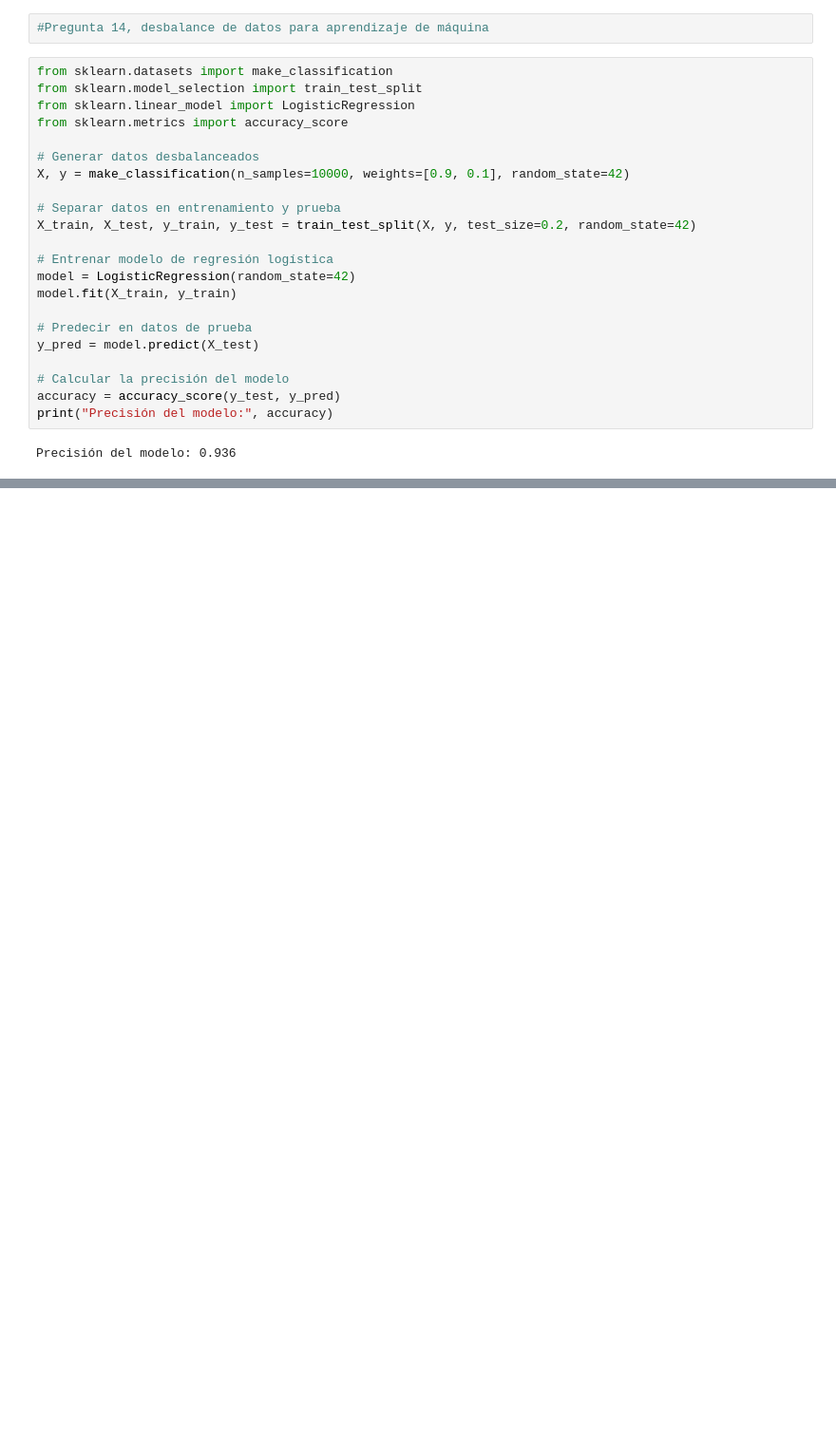
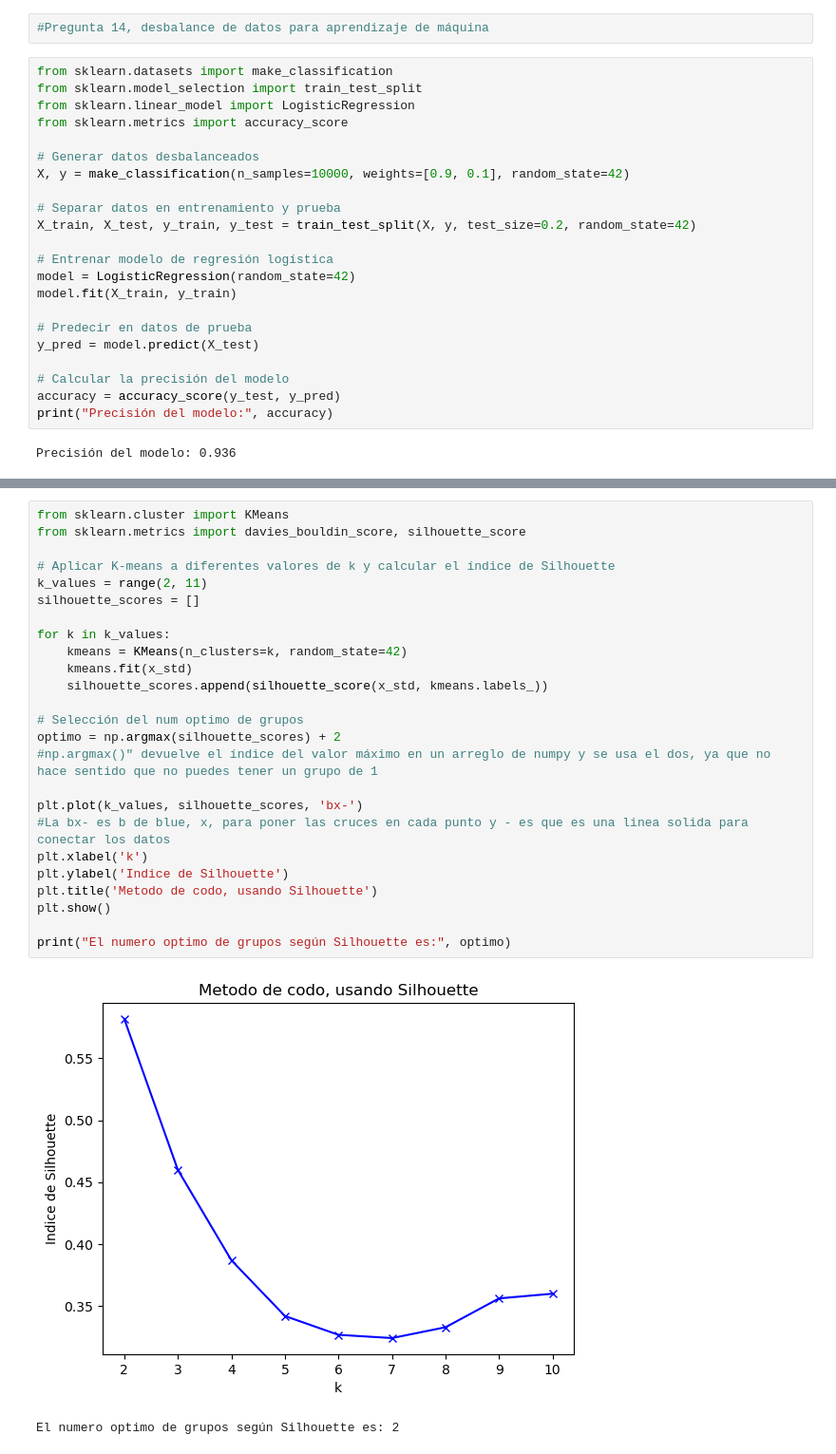
Before and after one commit to miguelrojas1990/Metodos-Estadisticos-Multivariados, a Jupyter notebook: Examen_2_parte_1.ipynb, the cells around one changed output, grey strips where cells are left out. Shown at 95% size. Drawn from its saved outputs; the diff is of its cells as text; blank space fills up the shorter version.

Commit message:
examen sobre clusterisg y machine learning para Metodos estadisticos multivariados

```diff
--- a/Examen_2_parte_1.ipynb
+++ b/Examen_2_parte_1.ipynb
@@ -223,0 +330,28 @@ Precisión del modelo: 0.936
+# %%
+from sklearn.cluster import KMeans
+from sklearn.metrics import davies_bouldin_score, silhouette_score
+
+# Aplicar K-means a diferentes valores de k y calcular el índice de Silhouette
+k_values = range(2, 11)
+silhouette_scores = []
+
+for k in k_values:
+    kmeans = KMeans(n_clusters=k, random_state=42)
+    kmeans.fit(x_std)
+    silhouette_scores.append(silhouette_score(x_std, kmeans.labels_))
+
+# Selección del num optimo de grupos
+optimo = np.argmax(silhouette_scores) + 2
+#np.argmax()" devuelve el índice del valor máximo en un arreglo de numpy y se usa el dos, ya que no hace sentido que no puedes tener un grupo de 1
+
+plt.plot(k_values, silhouette_scores, 'bx-')
+#La bx- es b de blue, x, para poner las cruces en cada punto y - es que es una linea solida para conectar los datos
+plt.xlabel('k')
+plt.ylabel('Indice de Silhouette')
+plt.title('Metodo de codo, usando Silhouette')
+plt.show()
+
+print("El numero optimo de grupos según Silhouette es:", optimo)
+# %% [output]
+[figure, added]
+El numero optimo de grupos según Silhouette es: 2
```
Also changed, not shown: parts of 26 cells of this notebook, 3 other files.
